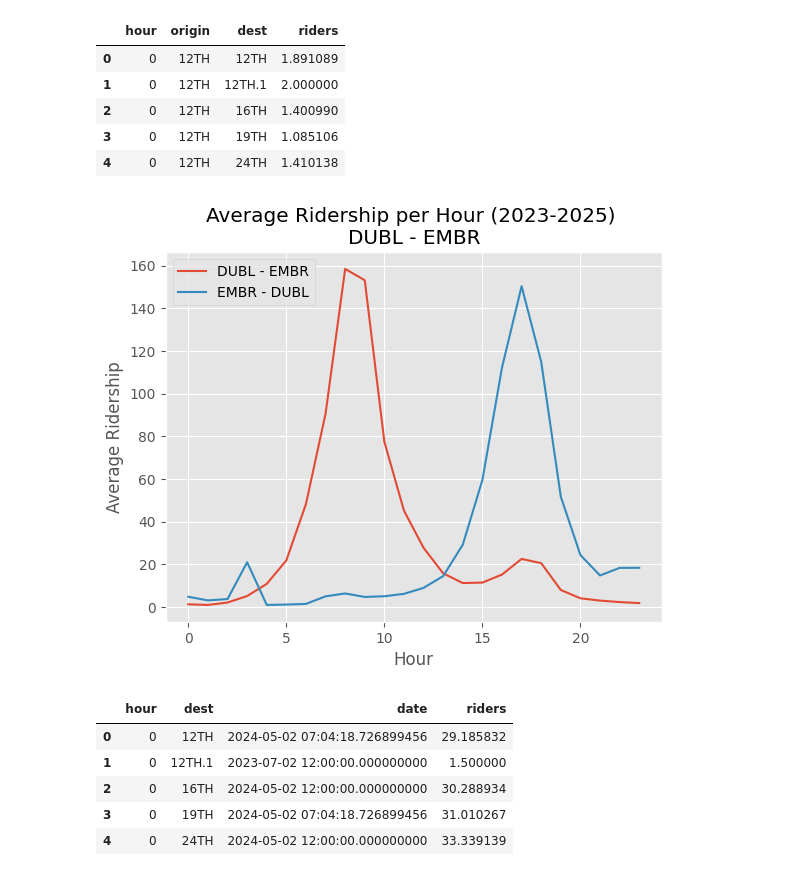
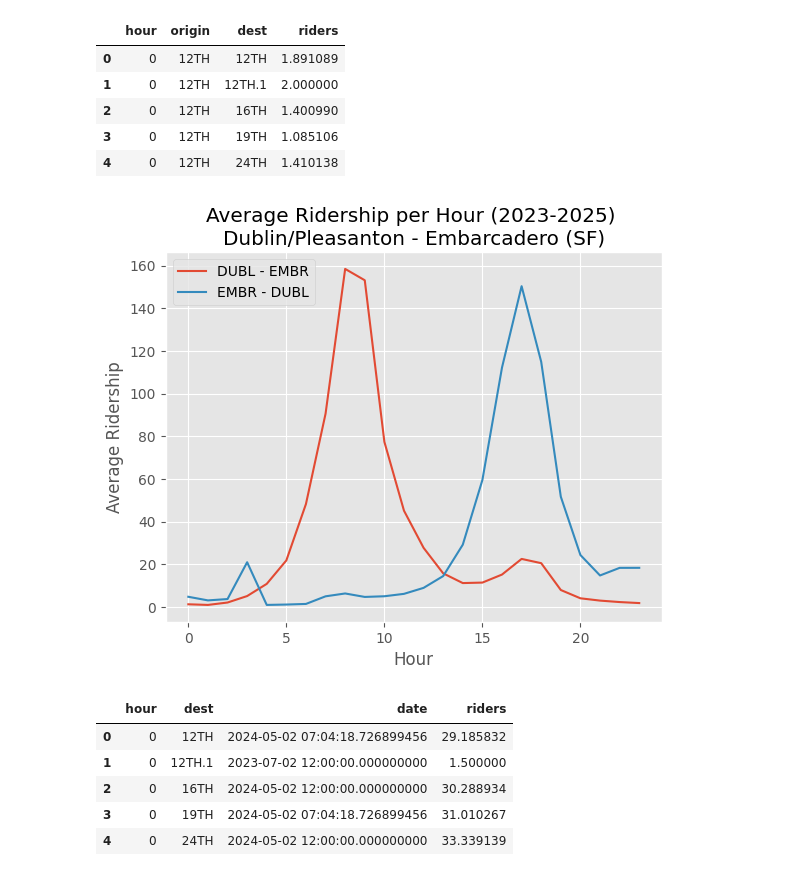
Before and after one commit to Hackquantumcpp/bart_ridership_analysis, a Jupyter notebook: 01-analysis.ipynb, the cells around one changed output. Drawn from its saved outputs; the diff is of its cells as text; code cells hidden in the pictures.

```diff
--- a/01-analysis.ipynb
+++ b/01-analysis.ipynb
@@ -138,25 +138,31 @@ routes_by_hr_wkday.head()
 # %%
 ## Average ridership per hour for a specific route
 
-station_1 = "DUBL"
-station_2 = "EMBR"
+station_1_lower = "dubl"
+station_2_lower = "embr"
+
+station_1 = station_1_lower.upper()
+station_2 = station_2_lower.upper()
+
+station_1_fullname = station_codes[station_1]
+station_2_fullname = station_codes[station_2]
 
 plt.plot(
     routes_by_hr_wkday[ (routes_by_hr_wkday['origin'] == station_1) & (routes_by_hr_wkday['dest'] == station_2) ]['hour'],
     routes_by_hr_wkday[ (routes_by_hr_wkday['origin'] == station_1) & (routes_by_hr_wkday['dest'] == station_2) ]['riders'],
     label = f'{station_1} - {station_2}'
 )
 plt.plot(
     routes_by_hr_wkday[ (routes_by_hr_wkday['origin'] == station_2) & (routes_by_hr_wkday['dest'] == station_1) ]['hour'],
     routes_by_hr_wkday[ (routes_by_hr_wkday['origin'] == station_2) & (routes_by_hr_wkday['dest'] == station_1) ]['riders'],
     label = f'{station_2} - {station_1}'
 )
 plt.xlabel('Hour')
 plt.ylabel('Average Ridership')
-plt.title(f'Average Ridership per Hour (2023-2025) \n{station_1} - {station_2}')
+plt.title(f'Average Ridership per Hour (2023-2025) \n{station_1_fullname} - {station_2_fullname}')
 plt.legend();
 # %% [output]
-[figure, old version]
+[figure, new version]
 # %%
 exits_by_hr = data[['date', 'hour', 'dest', 'riders']].groupby(['date', 'hour', 'dest']).agg('sum').reset_index().groupby(
     ['hour', 'dest']
```
Also changed, not shown: parts of 12 cells of this notebook.
